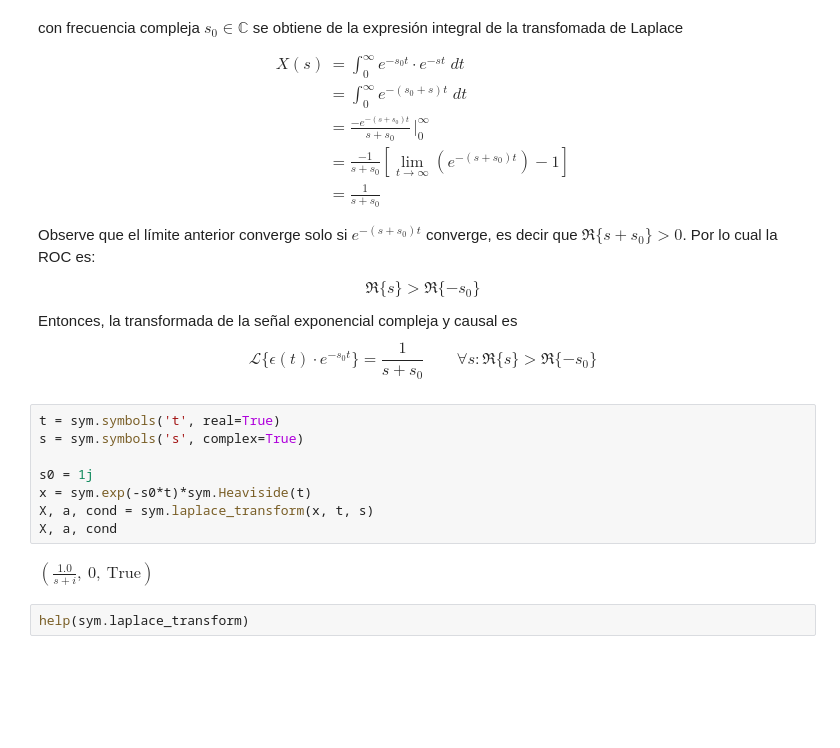
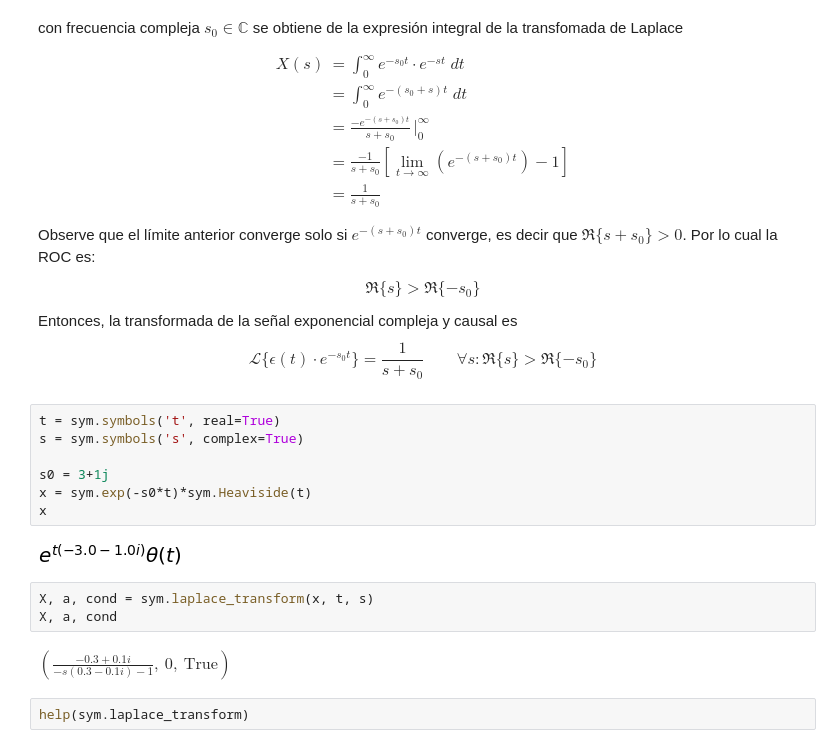
Before and after one commit to pierrediazp/Se-ales_y_Sistemas, a Jupyter notebook: 06_Transformada_Laplace.ipynb, the cells around one changed output. Cells and saved outputs as stored; diff of their text form; blank space fills up the shorter version.

```diff
--- a/06_Transformada_Laplace.ipynb
+++ b/06_Transformada_Laplace.ipynb
@@ -132,13 +132,17 @@ Entonces, la transformada de la señal exponencial compleja y causal es
 # %%
 t = sym.symbols('t', real=True)
 s = sym.symbols('s', complex=True)
 
-s0 = 1j
+s0 = 3+1j
 x = sym.exp(-s0*t)*sym.Heaviside(t)
-X, a, cond = sym.laplace_transform(x, t, s)
-X, a, cond
+x
 # %% [output]
-$\displaystyle \left( \frac{1.0}{s + i}, \  0, \  \text{True}\right)$
+[figure, added]
+# %%
+X, a, cond = sym.laplace_transform(x, t, s)
+X, a, cond
+# %% [output]
+$\displaystyle \left( \frac{-0.3 + 0.1 i}{- s \left(0.3 - 0.1 i\right) - 1}, \  0, \  \text{True}\right)$
 # %%
 help(sym.laplace_transform)
 # %% [output]
```
Also changed, not shown: 10 other files.
